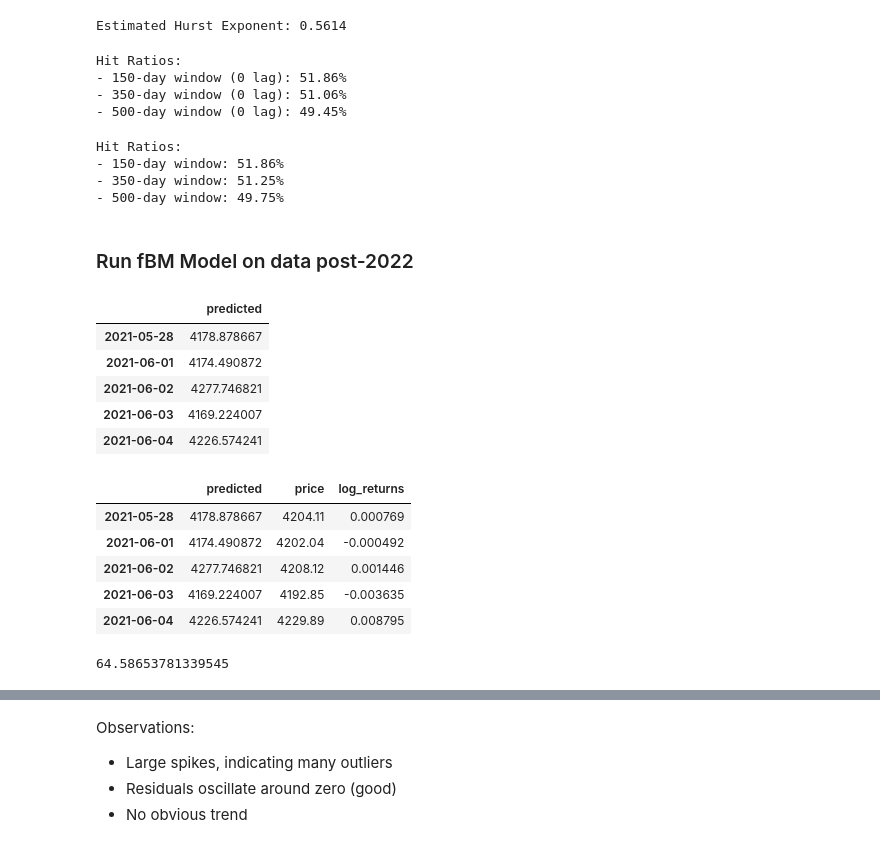
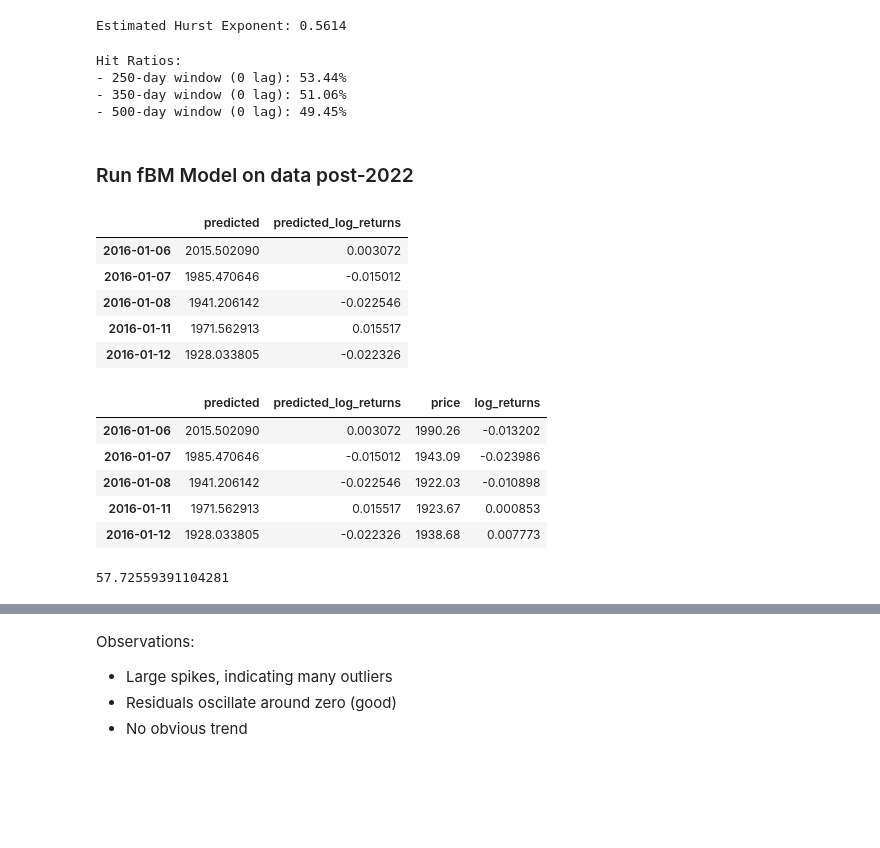
Before and after one commit to thatjosh/stats-practitioner-challenge, a Jupyter notebook: fBM_snp.ipynb, the cells around one changed output, grey strips where cells are left out. Drawn from its saved outputs; the diff is of its cells as text; code cells hidden in the pictures; blank space fills up the shorter version.

```diff
--- a/fBM_snp.ipynb
+++ b/fBM_snp.ipynb
@@ -315,75 +314,72 @@ def compute_hit_ratio(df, hurst_col='hurst', return_col='log_returns', threshold
     hit_ratio = df['correct'].mean()
     return hit_ratio
 
-hit_150_0_df = SNP.join(hurst_window150_lag0, how='inner')
+hit_250_0_df = SNP.join(hurst_window250_lag0, how='inner')
 hit_350_0_df = SNP.join(hurst_window350_lag0, how='inner')
 hit_500_0_df = SNP.join(hurst_window500_lag0, how='inner')
 
-hit_150_0 = compute_hit_ratio(hit_150_0_df)
+hit_250_0 = compute_hit_ratio(hit_250_0_df)
 hit_350_0 = compute_hit_ratio(hit_350_0_df)
 hit_500_0 = compute_hit_ratio(hit_500_0_df)
 
 print(f"Hit Ratios:\n"
-      f"- 150-day window (0 lag): {hit_150_0:.2%}\n"
+      f"- 250-day window (0 lag): {hit_250_0:.2%}\n"
       f"- 350-day window (0 lag): {hit_350_0:.2%}\n"
       f"- 500-day window (0 lag): {hit_500_0:.2%}")
 # %% [output]
 Hit Ratios:
-- 150-day window (0 lag): 51.86%
+- 250-day window (0 lag): 53.44%
 - 350-day window (0 lag): 51.06%
 - 500-day window (0 lag): 49.45%
 # %%
-# Using different lags
-hurst_window150_lag2 = compute_rolling_hurst(SNP, window=150, col='log_returns', lag=0)
-hurst_window350_lag2 = compute_rolling_hurst(SNP, window=350, col='log_returns', lag=2)
-hurst_window500_lag2 = compute_rolling_hurst(SNP, window=500, col='log_returns', lag=4)
+# # Using different lags
+# hurst_window150_lag2 = compute_rolling_hurst(SNP, window=150, col='log_returns', lag=0)
+# hurst_window350_lag2 = compute_rolling_hurst(SNP, window=350, col='log_returns', lag=2)
+# hurst_window500_lag2 = compute_rolling_hurst(SNP, window=500, col='log_returns', lag=4)
 
-hit_150_2_df = SNP.join(hurst_window150_lag2, how='inner')
-hit_350_2_df = SNP.join(hurst_window350_lag2, how='inner')
-hit_500_2_df = SNP.join(hurst_window500_lag2, how='inner')
+# hit_150_2_df = SNP.join(hurst_window150_lag2, how='inner')
+# hit_350_2_df = SNP.join(hurst_window350_lag2, how='inner')
+# hit_500_2_df = SNP.join(hurst_window500_lag2, how='inner')
 
-hit_150_2 = compute_hit_ratio(hit_150_2_df)
-hit_350_2 = compute_hit_ratio(hit_350_2_df)
-hit_500_2 = compute_hit_ratio(hit_500_2_df)
+# hit_150_2 = compute_hit_ratio(hit_150_2_df)
+# hit_350_2 = compute_hit_ratio(hit_350_2_df)
+# hit_500_2 = compute_hit_ratio(hit_500_2_df)
 
-print(f"Hit Ratios:\n"
-      f"- 150-day window: {hit_150_2:.2%}\n"
-      f"- 350-day window: {hit_350_2:.2%}\n"
-      f"- 500-day window: {hit_500_2:.2%}")
+# print(f"Hit Ratios:\n"
+#       f"- 150-day window: {hit_150_2:.2%}\n"
+#       f"- 350-day window: {hit_350_2:.2%}\n"
+#       f"- 500-day window: {hit_500_2:.2%}")
-# %% [output]
-Hit Ratios:
-- 150-day window: 51.86%
-- 350-day window: 51.25%
-- 500-day window: 49.75%
 # %% [markdown]
 ### Run fBM Model on data post-2022
 # %%
 import utils
 
 snp_obj = utils.SnpDf(SNP)
-result_df = utils.apply_rolling_predictions_from_start(snp_obj, '2022-01-01', 150)
+result_df = utils.apply_rolling_predictions_from_start(snp_obj, '2017-01-01', 250)
+result_df["predicted_log_returns"] = np.log(result_df["predicted"] / result_df["predicted"].shift(1))
+result_df = result_df[1:]
 result_df.head()
 # %% [output]
-|  | predicted |
-| 2021-05-28 | 4178.878667 |
-| 2021-06-01 | 4174.490872 |
-| 2021-06-02 | 4277.746821 |
-| 2021-06-03 | 4169.224007 |
-| 2021-06-04 | 4226.574241 |
+|  | predicted | predicted_log_returns |
+| 2016-01-06 | 2015.502090 | 0.003072 |
+| 2016-01-07 | 1985.470646 | -0.015012 |
+| 2016-01-08 | 1941.206142 | -0.022546 |
+| 2016-01-11 | 1971.562913 | 0.015517 |
+| 2016-01-12 | 1928.033805 | -0.022326 |
 # %%
 merged_df = result_df.join(SNP, how='inner')
 merged_df.head()
 # %% [output]
-|  | predicted | price | log_returns |
-| 2021-05-28 | 4178.878667 | 4204.11 | 0.000769 |
-| 2021-06-01 | 4174.490872 | 4202.04 | -0.000492 |
-| 2021-06-02 | 4277.746821 | 4208.12 | 0.001446 |
-| 2021-06-03 | 4169.224007 | 4192.85 | -0.003635 |
-| 2021-06-04 | 4226.574241 | 4229.89 | 0.008795 |
+|  | predicted | predicted_log_returns | price | log_returns |
+| 2016-01-06 | 2015.502090 | 0.003072 | 1990.26 | -0.013202 |
+| 2016-01-07 | 1985.470646 | -0.015012 | 1943.09 | -0.023986 |
+| 2016-01-08 | 1941.206142 | -0.022546 | 1922.03 | -0.010898 |
+| 2016-01-11 | 1971.562913 | 0.015517 | 1923.67 | 0.000853 |
+| 2016-01-12 | 1928.033805 | -0.022326 | 1938.68 | 0.007773 |
 # %%
 utils.compute_rmse(merged_df, 'predicted', 'price')
 # %% [output]
-64.58653781339545
+57.72559391104281
 # %%
 fig = go.Figure()
 fig.add_trace(go.Scatter(
```
Also changed, not shown: parts of 10 cells of this notebook.
